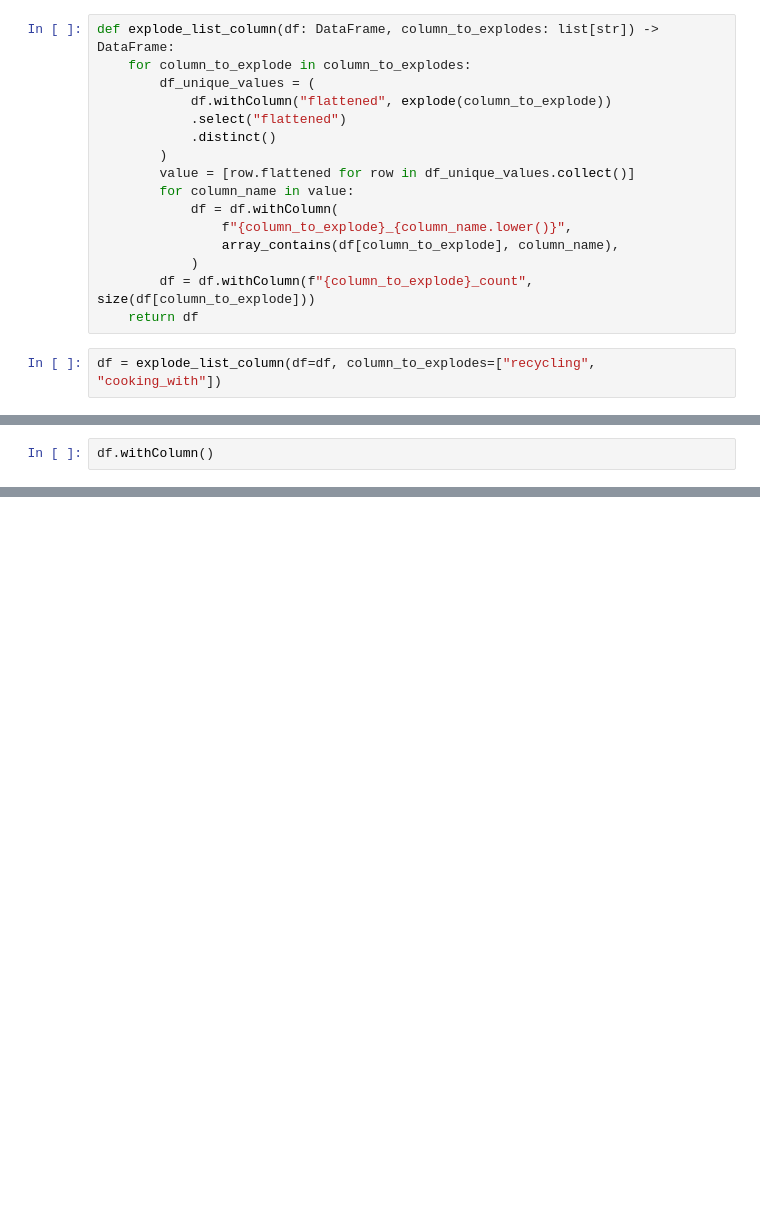
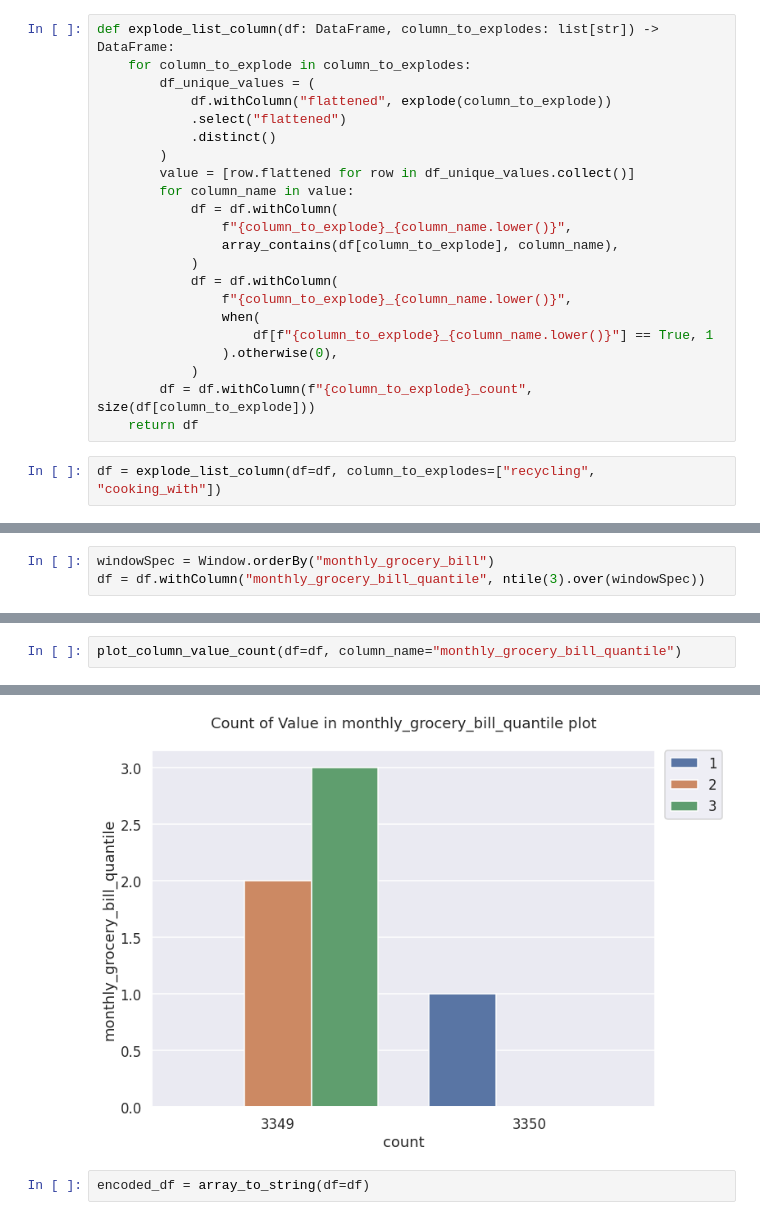
Before and after one commit to DesastreuX/Carbon-Emission-Iteration-4, a Jupyter notebook: source/DP-03.ipynb, the cells around one changed output, grey strips where cells are left out. Cells and saved outputs as stored; diff of their text form; blank space fills up the shorter version.

```diff
--- a/source/DP-03.ipynb
+++ b/source/DP-03.ipynb
@@ -311,6 +296,12 @@ def explode_list_column(df: DataFrame, column_to_explodes: list[str]) -> DataFra
                 f"{column_to_explode}_{column_name.lower()}",
                 array_contains(df[column_to_explode], column_name),
             )
+            df = df.withColumn(
+                f"{column_to_explode}_{column_name.lower()}",
+                when(
+                    df[f"{column_to_explode}_{column_name.lower()}"] == True, 1
+                ).otherwise(0),
+            )
         df = df.withColumn(f"{column_to_explode}_count", size(df[column_to_explode]))
     return df
 # %%
@@ -338 +343,4 @@ only showing top 20 rows
+# %%
+windowSpec = Window.orderBy("monthly_grocery_bill")
+df = df.withColumn("monthly_grocery_bill_quantile", ntile(3).over(windowSpec))
 # %%
@@ -342,3 +378,3 @@ df.approxQuantile('monthly_grocery_bill', [0.33, 0.67], 0)
 # %%
-df.withColumn()
+plot_column_value_count(df=df, column_name="monthly_grocery_bill_quantile")
 # %% [output]
@@ -345,0 +392,3 @@ TypeError: 'Column' object is not callable
+[figure, added]
+# %%
+encoded_df = array_to_string(df=df)
```
Also changed, not shown: parts of 23 cells of this notebook, 11 other files.
